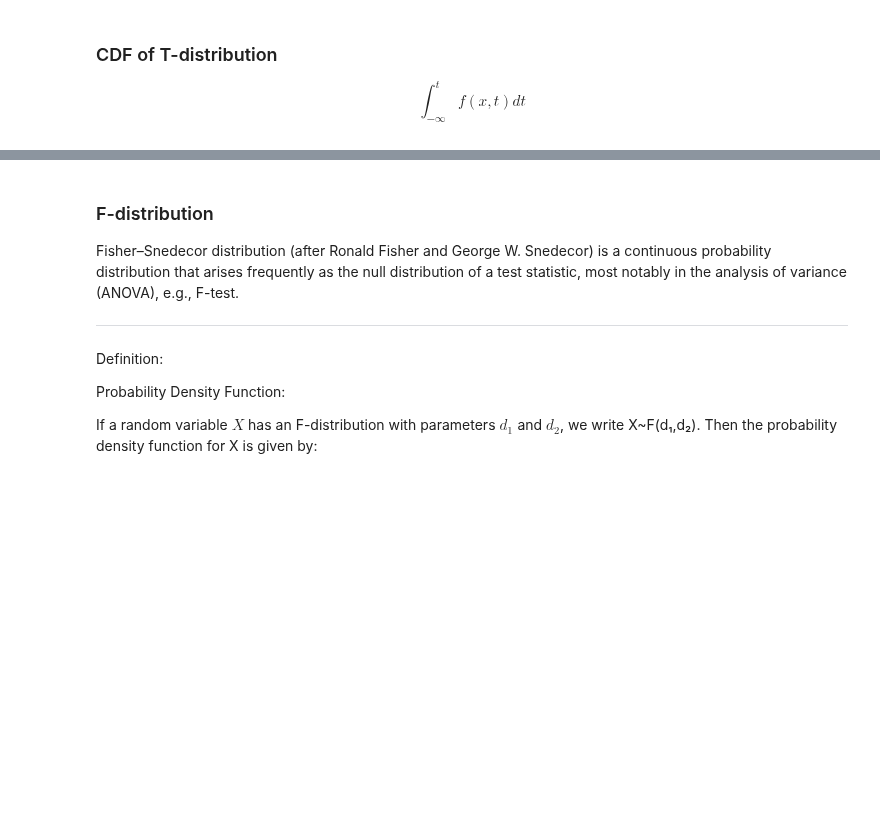
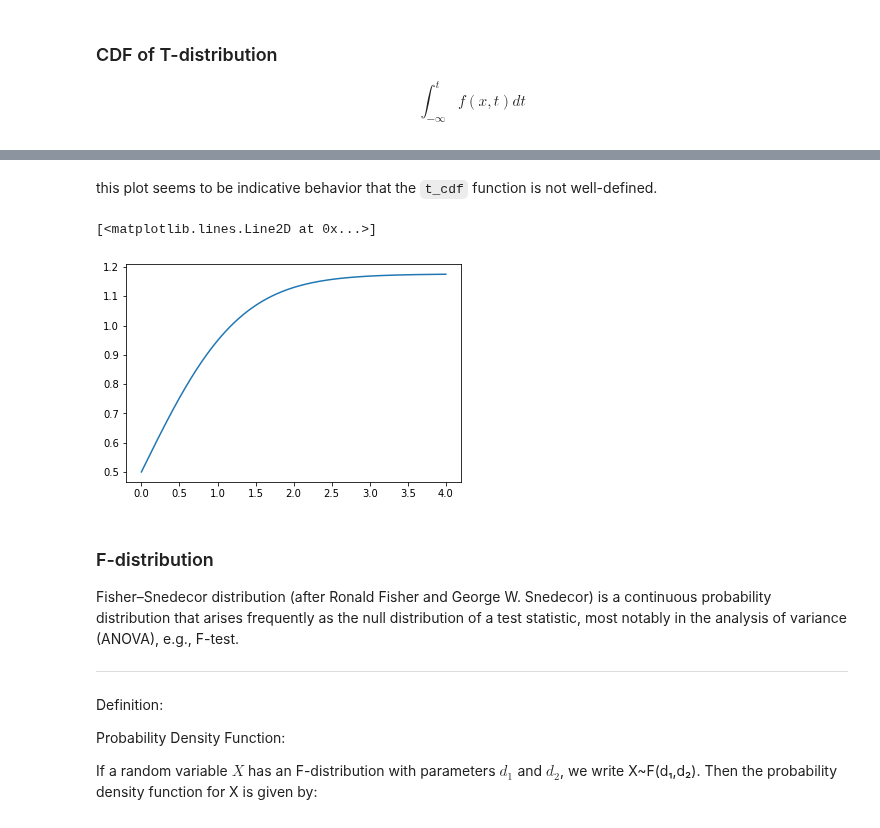
Before and after one commit to adeeconometrics/literate-programming, a Jupyter notebook: Probability_Distributions_Continuous.ipynb, the cells around one changed output, grey strips where cells are left out. Cells and saved outputs as stored; diff of their text form; code cells hidden in the pictures; blank space fills up the shorter version.

```diff
--- a/Probability_Distributions_Continuous.ipynb
+++ b/Probability_Distributions_Continuous.ipynb
@@ -354,3 +366,14 @@ plt.plot(x,y)
+# %% [markdown]
+this plot seems to be indicative behavior that the `t_cdf` function is not well-defined.
+# %%
+df = 12
+x = np.linspace(0,4,1000)
+y = np.array([t_cdf(df, i) for i in x])
+
+plt.plot(x,y)
+# %% [output]
+[<matplotlib.lines.Line2D at 0x...>]
+[figure, added]
 # %% [markdown]
 ### F-distribution
 Fisher–Snedecor distribution (after Ronald Fisher and George W. Snedecor) is a continuous probability distribution that arises frequently as the null distribution of a test statistic, most notably in the analysis of variance (ANOVA), e.g., F-test.
```
Also changed, not shown: parts of 74 cells of this notebook.
